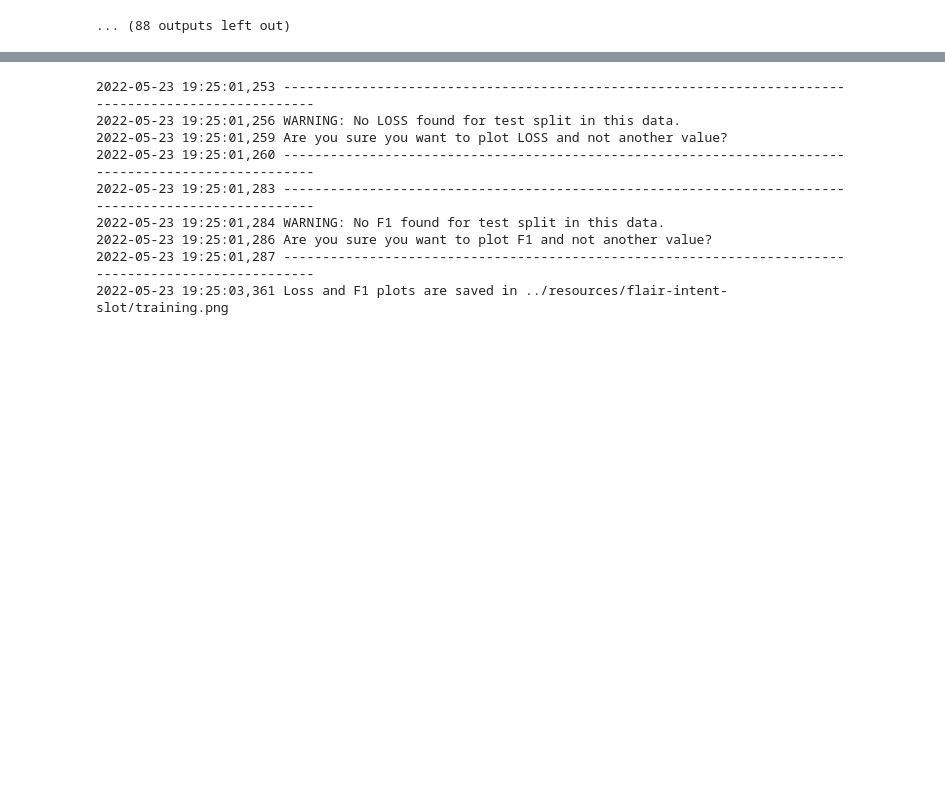
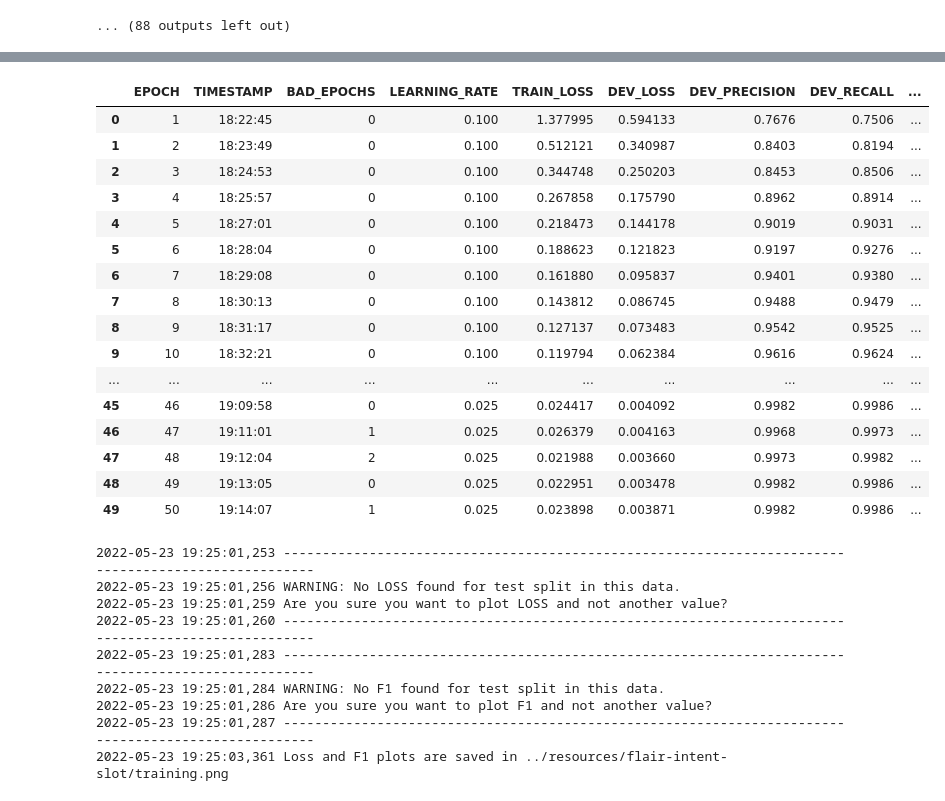
Before and after one commit to juletx/nlp-applications-2, a Jupyter notebook: assignments/assignment1.intent-slot-identification.ipynb, the cells around one changed output, grey strips where cells are left out. Cells and saved outputs as stored; diff of their text form; code cells hidden in the pictures; blank space fills up the shorter version.

```diff
--- a/assignments/assignment1.intent-slot-identification.ipynb
+++ b/assignments/assignment1.intent-slot-identification.ipynb
@@ -614,3 +610,25 @@ trainer.train('../resources/flair-intent-slot',
+# %%
+import pandas as pd
+df_training = pd.read_csv('../resources/flair-intent-slot/loss.tsv', delimiter="\t")
+df_training
+# %% [output]
+|  | EPOCH | TIMESTAMP | BAD_EPOCHS | LEARNING_RATE | TRAIN_LOSS | DEV_LOSS | DEV_PRECISION | DEV_RECALL | ... |
+| 0 | 1 | 18:22:45 | 0 | 0.100 | 1.377995 | 0.594133 | 0.7676 | 0.7506 | ... |
+| 1 | 2 | 18:23:49 | 0 | 0.100 | 0.512121 | 0.340987 | 0.8403 | 0.8194 | ... |
+| 2 | 3 | 18:24:53 | 0 | 0.100 | 0.344748 | 0.250203 | 0.8453 | 0.8506 | ... |
+| 3 | 4 | 18:25:57 | 0 | 0.100 | 0.267858 | 0.175790 | 0.8962 | 0.8914 | ... |
+| 4 | 5 | 18:27:01 | 0 | 0.100 | 0.218473 | 0.144178 | 0.9019 | 0.9031 | ... |
+| 5 | 6 | 18:28:04 | 0 | 0.100 | 0.188623 | 0.121823 | 0.9197 | 0.9276 | ... |
+| 6 | 7 | 18:29:08 | 0 | 0.100 | 0.161880 | 0.095837 | 0.9401 | 0.9380 | ... |
+| 7 | 8 | 18:30:13 | 0 | 0.100 | 0.143812 | 0.086745 | 0.9488 | 0.9479 | ... |
+| 8 | 9 | 18:31:17 | 0 | 0.100 | 0.127137 | 0.073483 | 0.9542 | 0.9525 | ... |
+| 9 | 10 | 18:32:21 | 0 | 0.100 | 0.119794 | 0.062384 | 0.9616 | 0.9624 | ... |
+| ... | ... | ... | ... | ... | ... | ... | ... | ... | ... |
+| 45 | 46 | 19:09:58 | 0 | 0.025 | 0.024417 | 0.004092 | 0.9982 | 0.9986 | ... |
+| 46 | 47 | 19:11:01 | 1 | 0.025 | 0.026379 | 0.004163 | 0.9968 | 0.9973 | ... |
+| 47 | 48 | 19:12:04 | 2 | 0.025 | 0.021988 | 0.003660 | 0.9973 | 0.9982 | ... |
+| 48 | 49 | 19:13:05 | 0 | 0.025 | 0.022951 | 0.003478 | 0.9982 | 0.9986 | ... |
+| 49 | 50 | 19:14:07 | 1 | 0.025 | 0.023898 | 0.003871 | 0.9982 | 0.9986 | ... |
 # %%
 from flair.visual.training_curves import Plotter
 plotter = Plotter()
```
Also changed, not shown: parts of 45 cells of this notebook.
